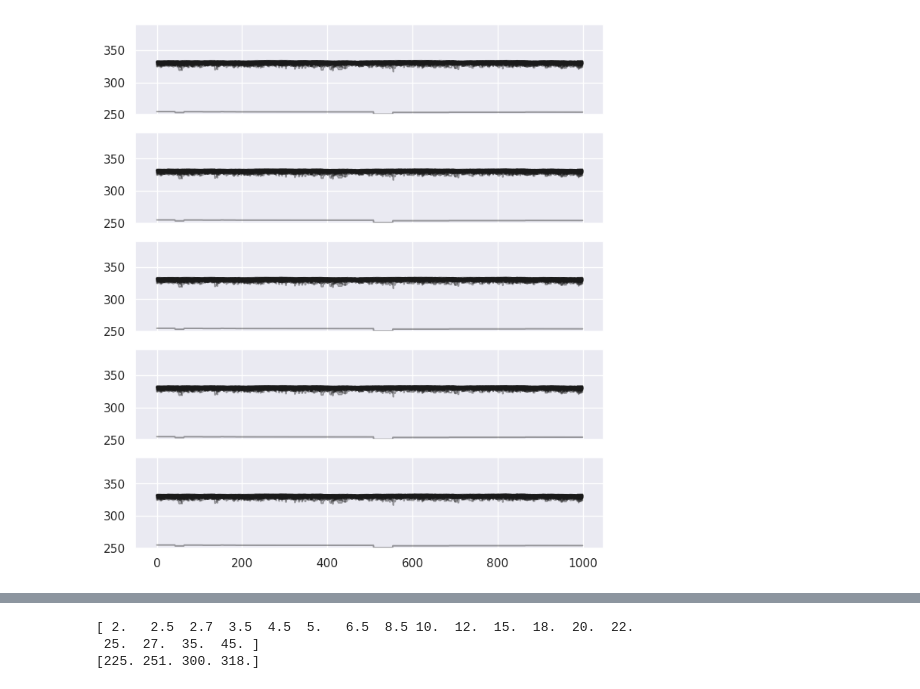
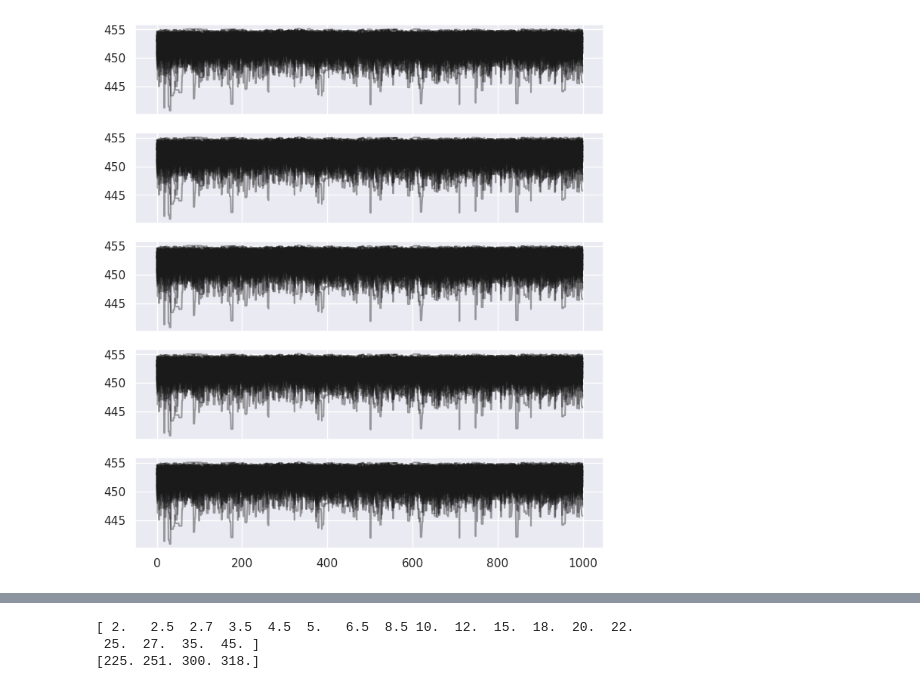
Before and after one commit to camcasuga/BayesianBK, a Jupyter notebook: PCA_GPE_mv5.ipynb, the cells around one changed output, grey strips where cells are left out. Drawn from its saved outputs; the diff is of its cells as text; code cells hidden in the pictures.

```diff
--- a/PCA_GPE_mv5.ipynb
+++ b/PCA_GPE_mv5.ipynb
@@ -136,6 +137,6 @@ n_params = len(param_names)
 training_set_all = train_dataset.iloc[:,np.array(train_dataset.columns)].values
 myparams, myparams_test, training_set, training_set_test = train_test_split(params_all,
                                                                             training_set_all,
-                                                                            test_size = 0.10,
+                                                                            test_size = 0.05,
                                                                             random_state = 10)
 # %%
@@ -186,11 +184,12 @@ kp = 10
 f, ax = plt.subplots(1, n_params, sharey = True, figsize=(16,4))
 for i in range(0,n_params):
     ax[i].errorbar(myparams_test[:,i], pred_r[:,kp], fmt = '.', yerr = err_r[:,kp], label = "GPE Prediction on Test")
-    #ax[i].errorbar(myparams[:,i], pred_r_train[:,kp], fmt = '.', yerr = err_r_train[:,kp], label = "GPE Prediction on Train")
-    ax[i].plot(myparams_test[:,i], training_set_test[:,kp], 'ro', label = 'Test')
+    ax[i].errorbar(myparams[:,i], pred_r_train[:,kp], fmt = '.', yerr = err_r_train[:,kp], label = "GPE Prediction on Train")
+    #ax[i].plot(myparams_test[:,i], training_set_test[:,kp], 'ro', label = 'Test')
     ax[i].axhline(exp[kp],  color = 'r', linestyle = '--', label = 'HERA value')
     ax[i].set_title(param_names[i])
     #ax[i].legend()
+    #ax[i].set_ylim(-2, 8)
 
 # ax[1].set_xscale("log")
 print(exp[kp], exp_err[kp])
@@ -206,9 +203,9 @@ Text(0, 0.5, '$\\sigma_r$')
 # %%
-diag = np.linspace(0, 10)
+diag = np.linspace(0, 19)
 plt.plot(diag, diag, '--', color = 'black', alpha = 0.5)
 
 for i in range(100):
-    plt.plot(training_set_test[:,i], pred_r[:,i], '.', color = "orange", alpha = 0.5)
+    plt.plot(training_set_test[:,i], pred_r[:,i], 'o', color = "orange", alpha = 0.5)
 
 plt.ylabel("Emulator Prediction $\sigma_r$")
 plt.xlabel("Training Data $\sigma_r$")
@@ -264,22 +268,34 @@ log posterior at basinhopping -329.4991211299513
 # initializes the walkers in either a small space around the initial guess
 # or in a larger space. Well we'll see how it goes
 # initialize
-#l_bounds = [0.075, 1.25, 28.0, 16.0, 12.0] # Qs0² , gamma, ec , C², sigma0/2
-#u_bounds = [0.120, 1.40, 38.0, 24.0, 15.0]
-l_bounds = [0.001, 0.5, 0.5, 0.1, 10.0] # Qs0² , gamma, ec , C², sigma0/2
+l_bounds = [0.001, 0.5, 0.5, 0.1, 5.0] # Qs0² , gamma, ec , C², sigma0/2
 u_bounds = [0.2, 2.0, 40.0, 40.0, 30.0]
+
 # first peak only initialize with gamma peak as we dont know which peak corresponds to which other parameter peaks
 #l_bounds_in = [0.16, 1.0, 10.0, 4.0, 10.0] # Qs0² , gamma, ec , C², sigma0/2
 #u_bounds_in = [0.19, 1.2, 12.0, 6.0, 14.0]
 # second peak
-l_bounds_in = [0.10, 1.5, 12.0, 4.0, 10.0]
-u_bounds_in = [0.14, 1.7, 14.0, 6.0, 14.0]
+#l_bounds_in = [0.10, 1.5, 12.0, 4.0, 10.0]
+#u_bounds_in = [0.14, 1.7, 14.0, 6.0, 14.0]
 
+# mve peak from first mv5 run
+#l_bounds_in = [0.05, 0.75, 3.0, 24.0, 17.0]
+#u_bounds_in = [0.07, 0.90, 6.0, 32.0, 20.0]
+
+# narrowinit peak from first mv5 run
+#l_bounds_in = [0.08, 1.30, 30.0, 16.0, 13.0]
+#u_bounds_in = [0.10, 1.35, 36.0, 24.0, 15.0]
+
+# [ 0.16611468  1.17200413 30.40232132  0.10392819  7.81126248]
 # [ 0.17959024  1.54956953 14.33399465  4.71360073 10.02185285]
 
+# initialized at initial MAP
+l_bounds_in = [0.15, 1.0, 25.0, 0.1, 6.0]
+u_bounds_in = [0.20, 1.2, 35.0, 0.2, 8.0]
+
 mylimits = np.array([l_bounds, u_bounds])
-n_walkers = 50
-n_burn = 500 # 2000
+n_walkers = 100
+n_burn = 1000 # 2000
 n_samples = 1000
 
 p0 = np.random.uniform(l_bounds_in, u_bounds_in, size = (n_walkers,n_params))
@@ -317,11 +333,11 @@ for i in range(n_params):
 # %%
 fig, axes = plt.subplots(n_params, 1, sharex = True, figsize = (8, 9))
 for i in range(n_params):
     axes[i].plot(sampler1.get_log_prob(), color = 'k', alpha = 0.4)
-    axes[i].set_ylim(250, 390)
+    #axes[i].set_ylim(440, 460)
     #axes[-1].set_xlabel('step number')
 # %% [output]
-[figure, old version]
+[figure, new version]
 # %%
 # unpack all samples that are saved in txt file
 # paramsamples = np.vstack(np.loadtxt("mve/plainLHS/mve_100d_100w_allsamples.txt", unpack = True)).T
```
Also changed, not shown: parts of 16 cells of this notebook, 11 other files.
